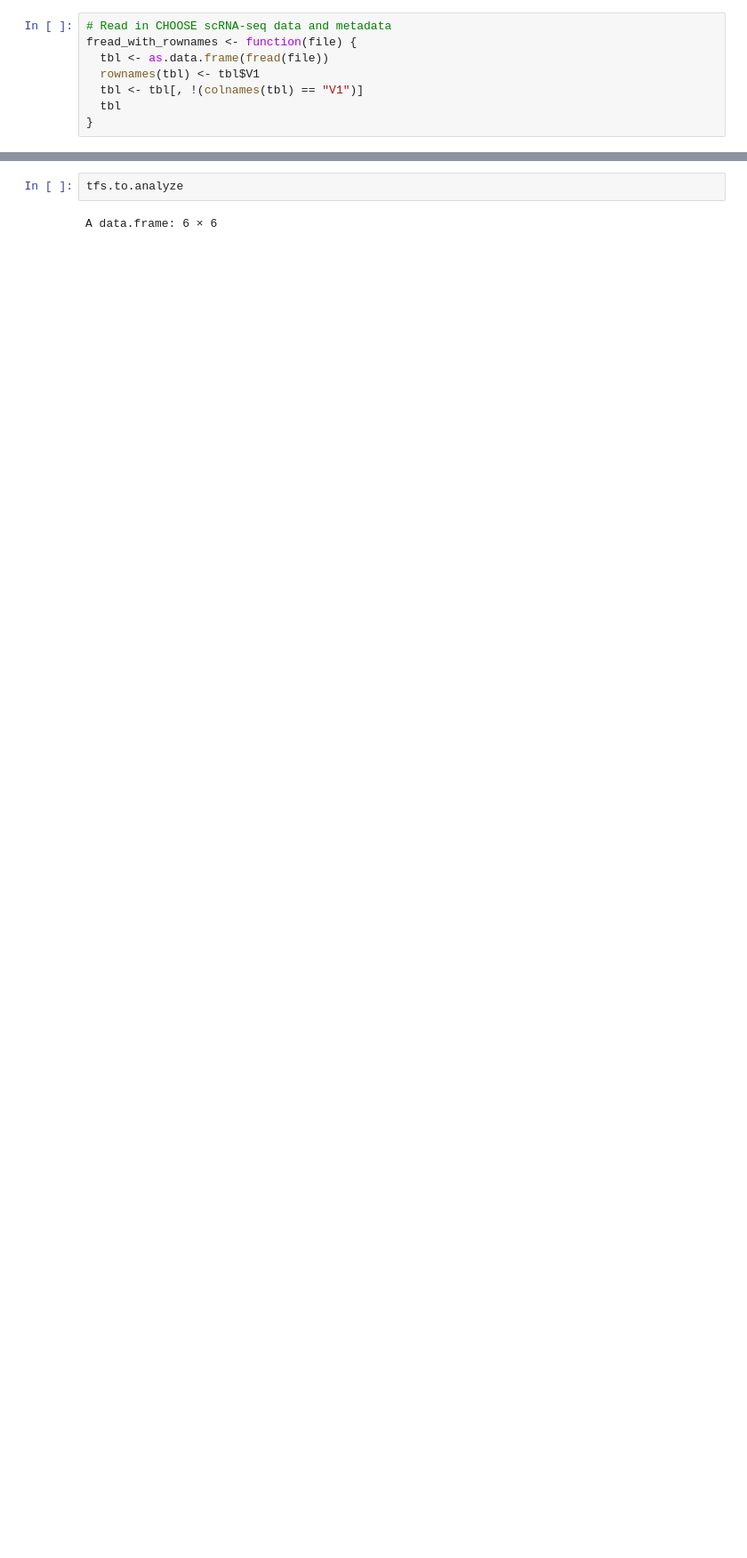
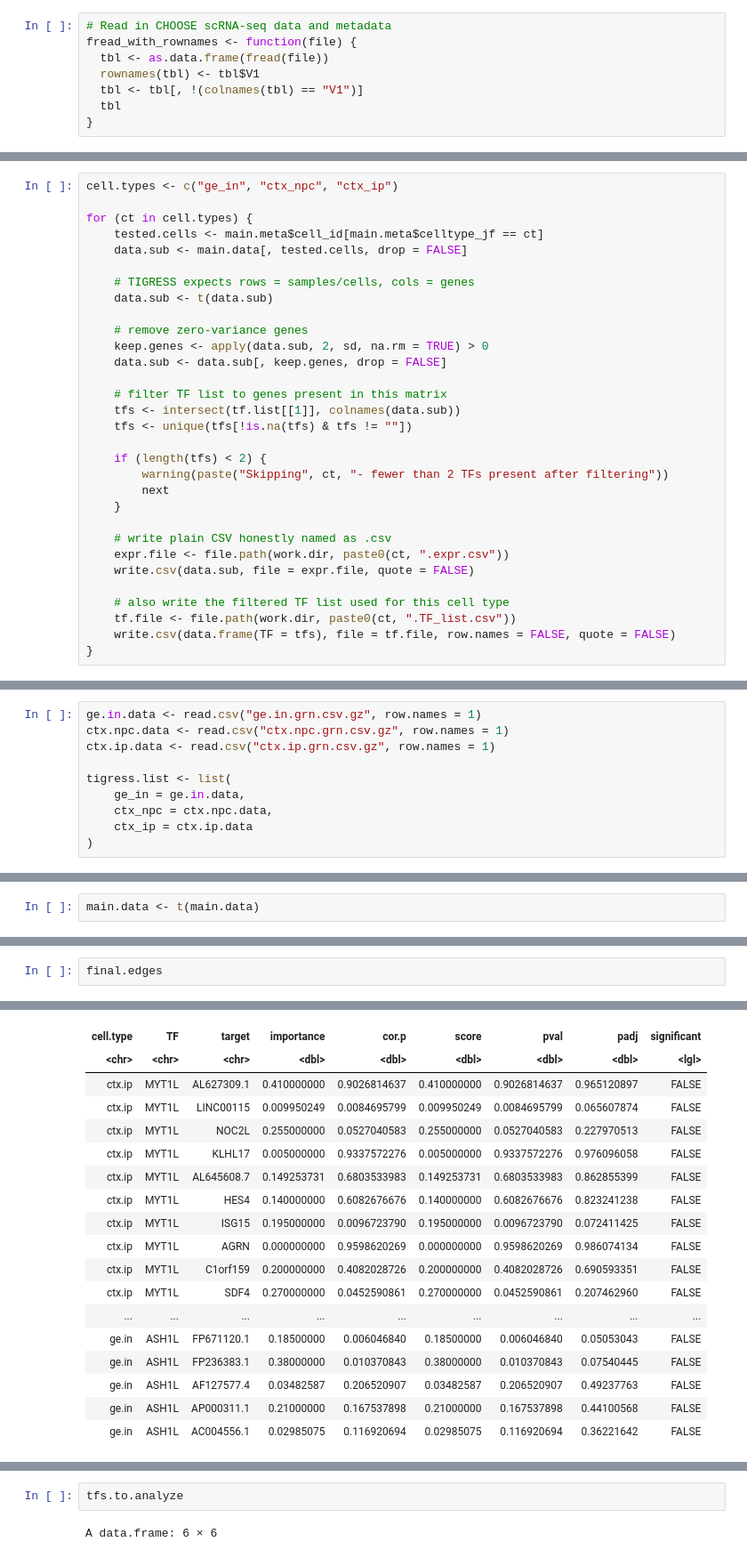
Before and after one commit to dwools/Team1_FinalProject, a Jupyter notebook: morphic-mini-challenge/resources/KaYee-notebook-incomplete.ipynb, the cells around one changed output, grey strips where cells are left out. Shown at 89% size. Cells and saved outputs as stored; diff of their text form; blank space fills up the shorter version.

Commit message:
TIGRESS stuff

```diff
--- a/morphic-mini-challenge/resources/KaYee-notebook-incomplete.ipynb
+++ b/morphic-mini-challenge/resources/KaYee-notebook-incomplete.ipynb
@@ -111,0 +229,31 @@ A data.frame: 654690 × 9
+# %%
+cell.types <- c("ge_in", "ctx_npc", "ctx_ip")
+
+for (ct in cell.types) {
+    tested.cells <- main.meta$cell_id[main.meta$celltype_jf == ct]
+    data.sub <- main.data[, tested.cells, drop = FALSE]
+
+    # TIGRESS expects rows = samples/cells, cols = genes
+    data.sub <- t(data.sub)
+
+    # remove zero-variance genes
+    keep.genes <- apply(data.sub, 2, sd, na.rm = TRUE) > 0
+    data.sub <- data.sub[, keep.genes, drop = FALSE]
+
+    # filter TF list to genes present in this matrix
+    tfs <- intersect(tf.list[[1]], colnames(data.sub))
+    tfs <- unique(tfs[!is.na(tfs) & tfs != ""])
+
+    if (length(tfs) < 2) {
+        warning(paste("Skipping", ct, "- fewer than 2 TFs present after filtering"))
+        next
+    }
+
+    # write plain CSV honestly named as .csv
+    expr.file <- file.path(work.dir, paste0(ct, ".expr.csv"))
+    write.csv(data.sub, file = expr.file, quote = FALSE)
+
+    # also write the filtered TF list used for this cell type
+    tf.file <- file.path(work.dir, paste0(ct, ".TF_list.csv"))
+    write.csv(data.frame(TF = tfs), file = tf.file, row.names = FALSE, quote = FALSE)
+}
@@ -111,0 +336,10 @@ A data.frame: 654690 × 9
+# %%
+ge.in.data <- read.csv("ge.in.grn.csv.gz", row.names = 1)
+ctx.npc.data <- read.csv("ctx.npc.grn.csv.gz", row.names = 1)
+ctx.ip.data <- read.csv("ctx.ip.grn.csv.gz", row.names = 1)
+
+tigress.list <- list(
+    ge_in = ge.in.data,
+    ctx_npc = ctx.npc.data,
+    ctx_ip = ctx.ip.data
+)
@@ -111,0 +364,2 @@ A data.frame: 654690 × 9
+# %%
+main.data <- t(main.data)
@@ -111,0 +508,3 @@ A data.frame: 654690 × 9
+# %%
+final.edges
+# %% [output]
@@ -112,3 +512,21 @@ A data.frame: 654690 × 9
+| cell.type | TF | target | importance | cor.p | score | pval | padj | significant |
+| <chr> | <chr> | <chr> | <dbl> | <dbl> | <dbl> | <dbl> | <dbl> | <lgl> |
+| ctx.ip | MYT1L | AL627309.1 | 0.410000000 | 0.9026814637 | 0.410000000 | 0.9026814637 | 0.965120897 | FALSE |
+| ctx.ip | MYT1L | LINC00115 | 0.009950249 | 0.0084695799 | 0.009950249 | 0.0084695799 | 0.065607874 | FALSE |
+| ctx.ip | MYT1L | NOC2L | 0.255000000 | 0.0527040583 | 0.255000000 | 0.0527040583 | 0.227970513 | FALSE |
+| ctx.ip | MYT1L | KLHL17 | 0.005000000 | 0.9337572276 | 0.005000000 | 0.9337572276 | 0.976096058 | FALSE |
+| ctx.ip | MYT1L | AL645608.7 | 0.149253731 | 0.6803533983 | 0.149253731 | 0.6803533983 | 0.862855399 | FALSE |
+| ctx.ip | MYT1L | HES4 | 0.140000000 | 0.6082676676 | 0.140000000 | 0.6082676676 | 0.823241238 | FALSE |
+| ctx.ip | MYT1L | ISG15 | 0.195000000 | 0.0096723790 | 0.195000000 | 0.0096723790 | 0.072411425 | FALSE |
+| ctx.ip | MYT1L | AGRN | 0.000000000 | 0.9598620269 | 0.000000000 | 0.9598620269 | 0.986074134 | FALSE |
+| ctx.ip | MYT1L | C1orf159 | 0.200000000 | 0.4082028726 | 0.200000000 | 0.4082028726 | 0.690593351 | FALSE |
+| ctx.ip | MYT1L | SDF4 | 0.270000000 | 0.0452590861 | 0.270000000 | 0.0452590861 | 0.207462960 | FALSE |
+| ... | ... | ... | ... | ... | ... | ... | ... | ... |
+| ge.in | ASH1L | FP671120.1 | 0.18500000 | 0.006046840 | 0.18500000 | 0.006046840 | 0.05053043 | FALSE |
+| ge.in | ASH1L | FP236383.1 | 0.38000000 | 0.010370843 | 0.38000000 | 0.010370843 | 0.07540445 | FALSE |
+| ge.in | ASH1L | AF127577.4 | 0.03482587 | 0.206520907 | 0.03482587 | 0.206520907 | 0.49237763 | FALSE |
+| ge.in | ASH1L | AP000311.1 | 0.21000000 | 0.167537898 | 0.21000000 | 0.167537898 | 0.44100568 | FALSE |
+| ge.in | ASH1L | AC004556.1 | 0.02985075 | 0.116920694 | 0.02985075 | 0.116920694 | 0.36221642 | FALSE |
 # %%
 sc.data <- fread_with_rownames(sc.data.file)
 sc.metadata <- fread_with_rownames(sc.metadata.file)
```
Also changed, not shown: parts of 24 cells of this notebook.
